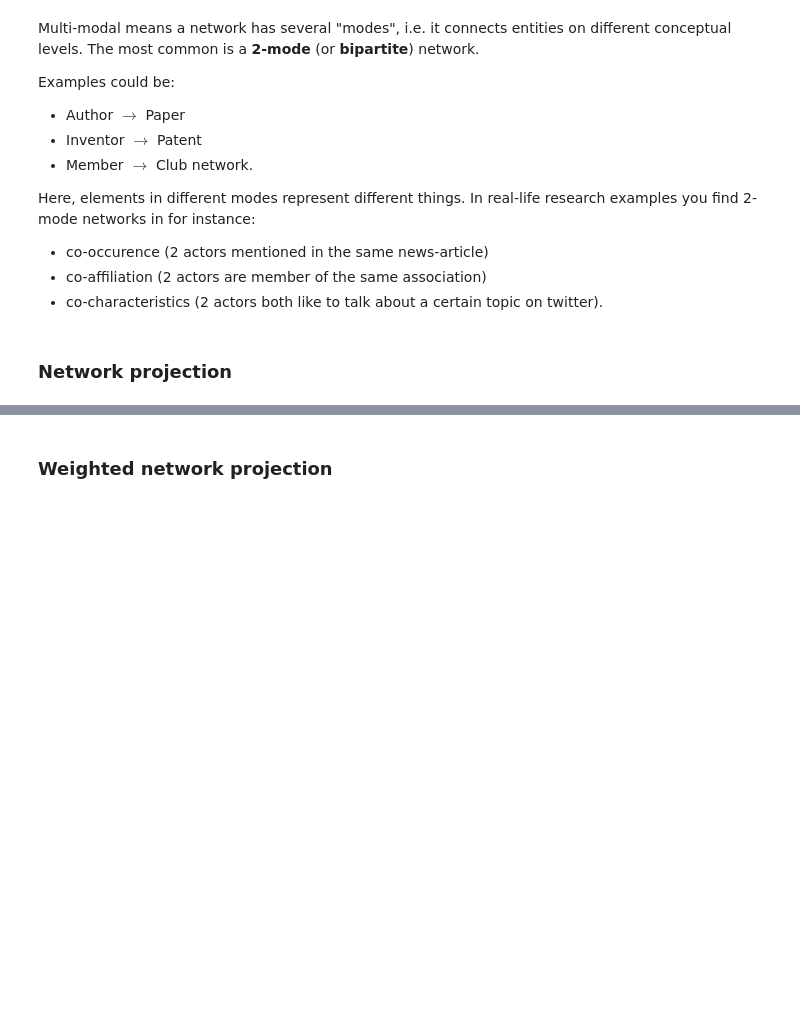
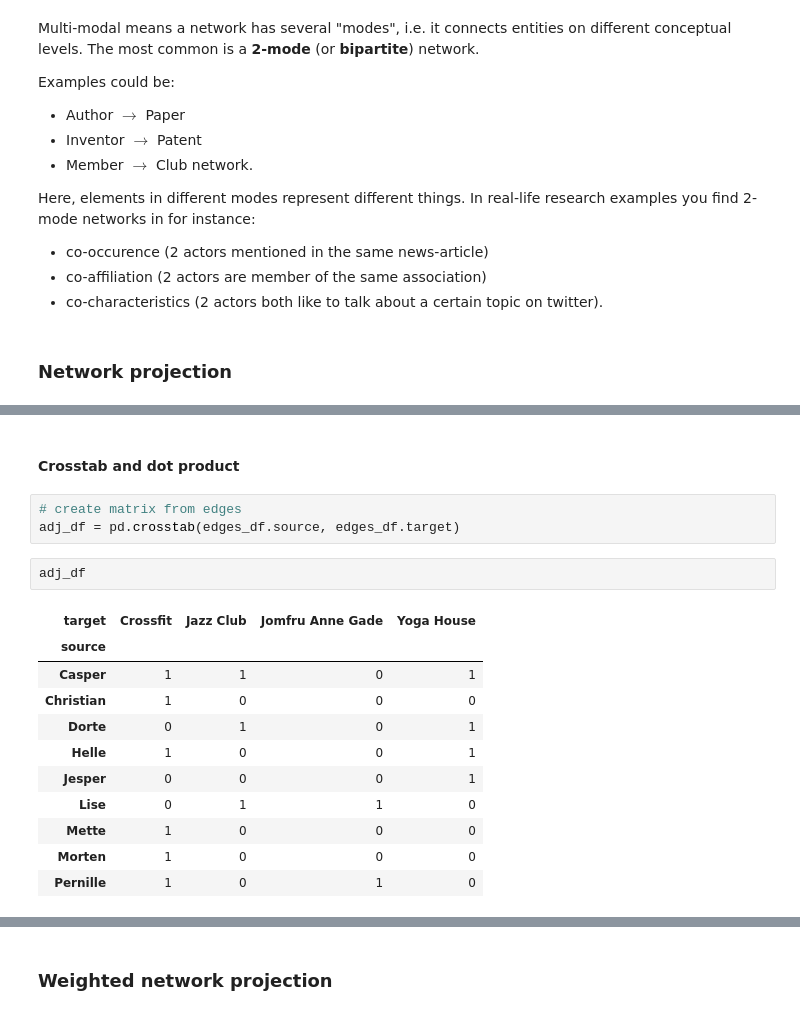
Before and after one commit to NadiaHolmlund/BDS_M2_Exam_Notes, a Jupyter notebook: BDS_M2_Exam_Notes.ipynb, the cells around one changed output, grey strips where cells are left out. Cells and saved outputs as stored; diff of their text form; blank space fills up the shorter version.

```diff
--- a/BDS_M2_Exam_Notes.ipynb
+++ b/BDS_M2_Exam_Notes.ipynb
@@ -453,0 +461,19 @@ Mergin the dataframe with itself based on one of the nodes as key, deleting self
+# %% [markdown]
+#### Crosstab and dot product
+# %%
+# create matrix from edges
+adj_df = pd.crosstab(edges_df.source, edges_df.target)
+# %%
+adj_df
+# %% [output]
+| target | Crossfit | Jazz Club | Jomfru Anne Gade | Yoga House |
+| source |  |  |  |  |
+| Casper | 1 | 1 | 0 | 1 |
+| Christian | 1 | 0 | 0 | 0 |
+| Dorte | 0 | 1 | 0 | 1 |
+| Helle | 1 | 0 | 0 | 1 |
+| Jesper | 0 | 0 | 0 | 1 |
+| Lise | 0 | 1 | 1 | 0 |
+| Mette | 1 | 0 | 0 | 0 |
+| Morten | 1 | 0 | 0 | 0 |
+| Pernille | 1 | 0 | 1 | 0 |
```
Also changed, not shown: parts of 54 cells of this notebook.
